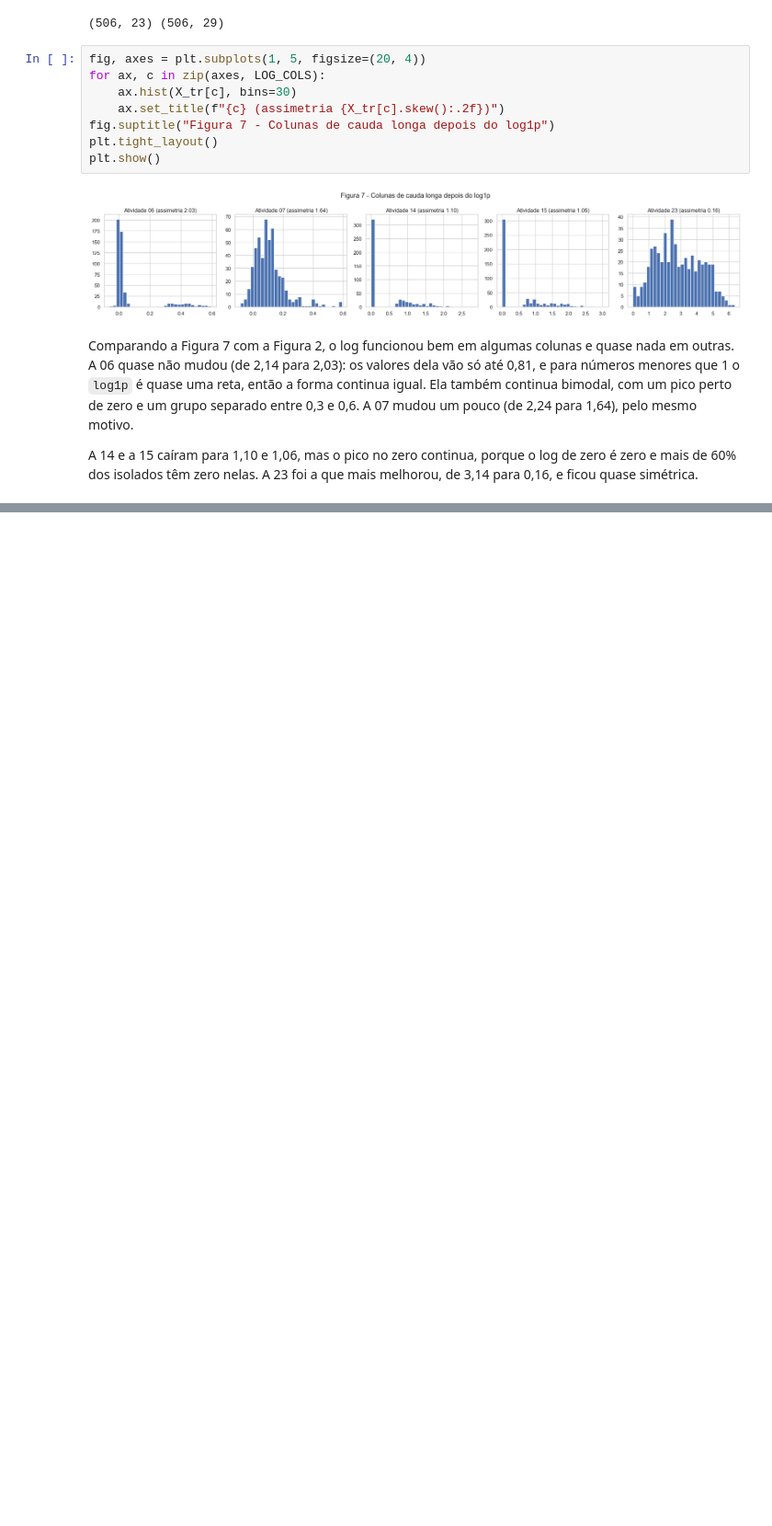
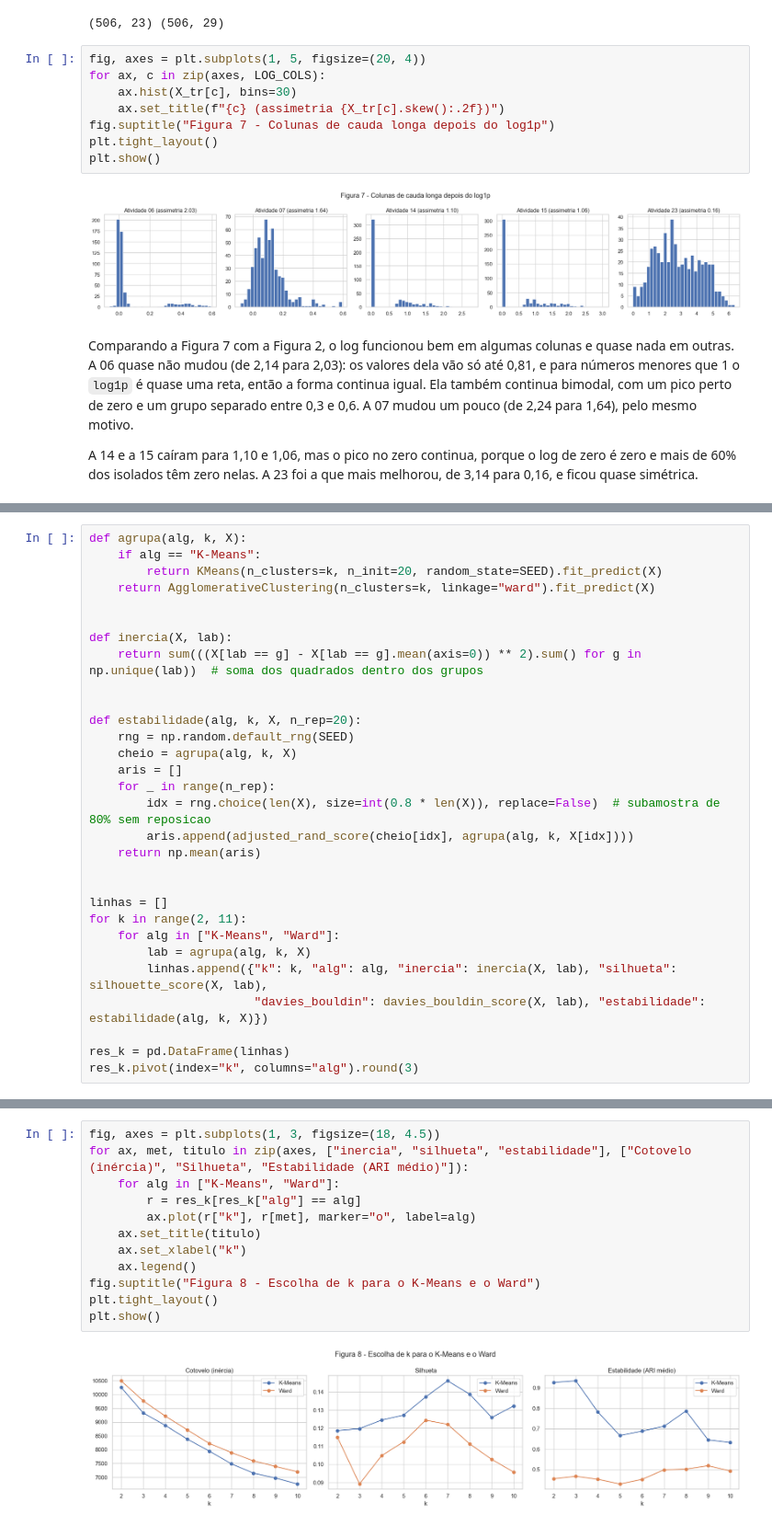
Before and after one commit to dharahadi/t1-aprendizado-maquina, a Jupyter notebook: T1_Regenera.ipynb, the cells around one changed output, grey strips where cells are left out. Shown at 92% size. Cells and saved outputs as stored; diff of their text form; blank space fills up the shorter version.

```diff
--- a/T1_Regenera.ipynb
+++ b/T1_Regenera.ipynb
@@ -526,0 +537,30 @@ A 14 e a 15 caíram para 1,10 e 1,06, mas o pico no zero continua, porque o log
+# %%
+def agrupa(alg, k, X):
+    if alg == "K-Means":
+        return KMeans(n_clusters=k, n_init=20, random_state=SEED).fit_predict(X)
+    return AgglomerativeClustering(n_clusters=k, linkage="ward").fit_predict(X)
+
+
+def inercia(X, lab):
+    return sum(((X[lab == g] - X[lab == g].mean(axis=0)) ** 2).sum() for g in np.unique(lab))  # soma dos quadrados dentro dos grupos
+
+
+def estabilidade(alg, k, X, n_rep=20):
+    rng = np.random.default_rng(SEED)
+    cheio = agrupa(alg, k, X)
+    aris = []
+    for _ in range(n_rep):
+        idx = rng.choice(len(X), size=int(0.8 * len(X)), replace=False)  # subamostra de 80% sem reposicao
+        aris.append(adjusted_rand_score(cheio[idx], agrupa(alg, k, X[idx])))
+    return np.mean(aris)
+
+
+linhas = []
+for k in range(2, 11):
+    for alg in ["K-Means", "Ward"]:
+        lab = agrupa(alg, k, X)
+        linhas.append({"k": k, "alg": alg, "inercia": inercia(X, lab), "silhueta": silhouette_score(X, lab),
+                       "davies_bouldin": davies_bouldin_score(X, lab), "estabilidade": estabilidade(alg, k, X)})
+
+res_k = pd.DataFrame(linhas)
+res_k.pivot(index="k", columns="alg").round(3)
@@ -526,0 +580,14 @@ A 14 e a 15 caíram para 1,10 e 1,06, mas o pico no zero continua, porque o log
+# %%
+fig, axes = plt.subplots(1, 3, figsize=(18, 4.5))
+for ax, met, titulo in zip(axes, ["inercia", "silhueta", "estabilidade"], ["Cotovelo (inércia)", "Silhueta", "Estabilidade (ARI médio)"]):
+    for alg in ["K-Means", "Ward"]:
+        r = res_k[res_k["alg"] == alg]
+        ax.plot(r["k"], r[met], marker="o", label=alg)
+    ax.set_title(titulo)
+    ax.set_xlabel("k")
+    ax.legend()
+fig.suptitle("Figura 8 - Escolha de k para o K-Means e o Ward")
+plt.tight_layout()
+plt.show()
+# %% [output]
+[figure, added]
```
Also changed, not shown: parts of 18 cells of this notebook.
